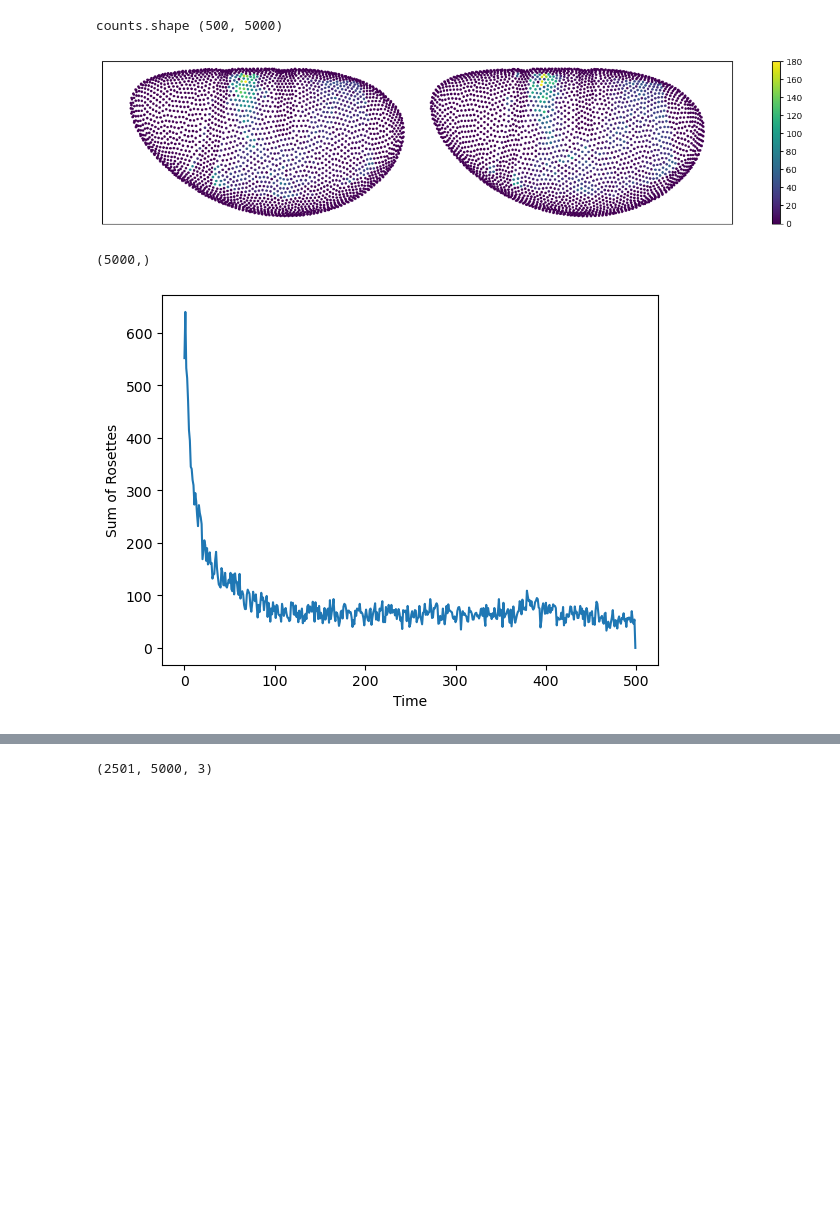
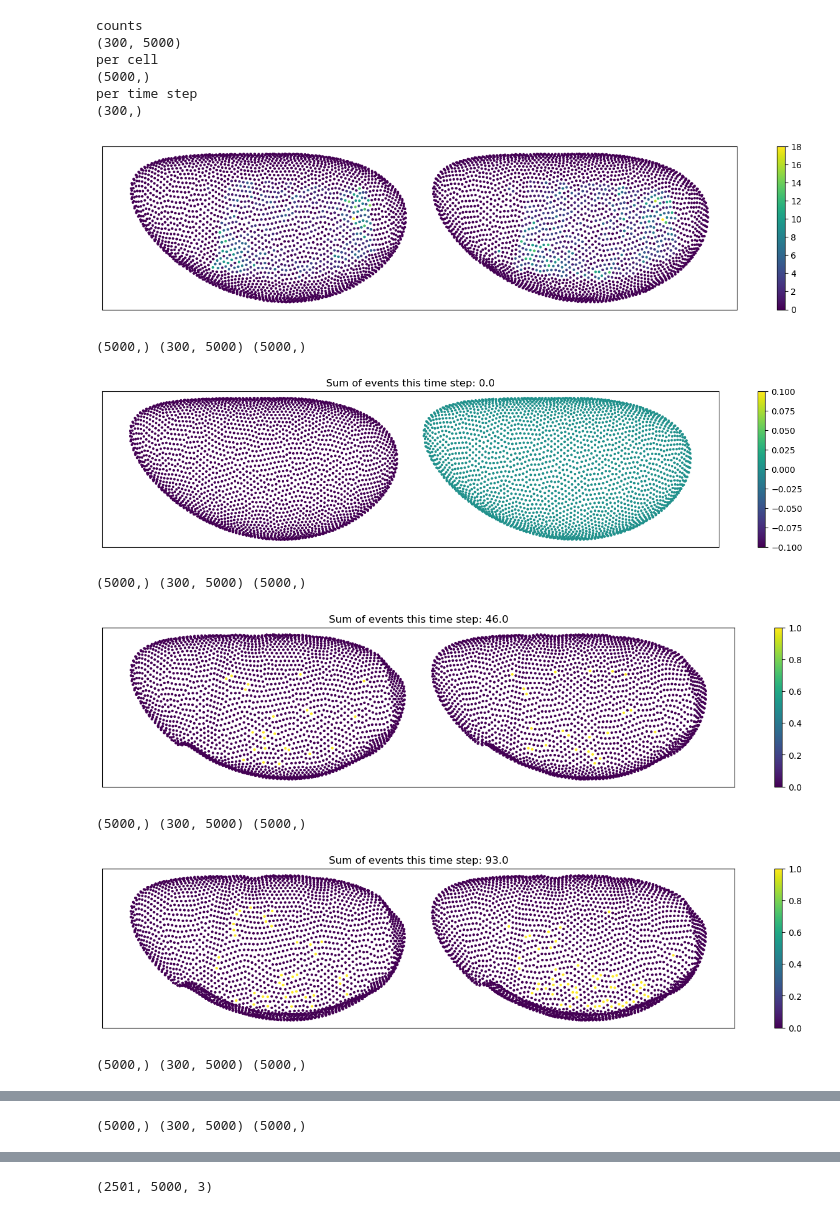
Before and after one commit to JakobSchauser/Thesis, a Jupyter notebook: CodePass2/statistics.ipynb, the cells around one changed output, grey strips where cells are left out. Drawn from its saved outputs; the diff is of its cells as text; code cells hidden in the pictures; blank space fills up the shorter version.

```diff
--- a/CodePass2/statistics.ipynb
+++ b/CodePass2/statistics.ipynb
@@ -5,7 +5,7 @@ import matplotlib.pyplot as plt
 import h5py
 # %%
 from aggregate_statistics import make_rosette_images, germ_band_length
-with h5py.File("runs/pressure_run4.hdf5", "r") as f:
+with h5py.File("runs/finale.hdf5", "r") as f:
     attrs = dict(f.attrs)
     poss = np.array(f["x"])
     cell_properties = np.array(f["properties"][0])
@@ -42,26 +41,36 @@ plt.xlim(50, 120)
 # %%
 from aggregate_statistics import make_rosette_images, germ_band_length
 import numpy as np
 import matplotlib.pyplot as plt
 import h5py
 
-with h5py.File("runs/pressure_run5.hdf5", "r") as f:
+with h5py.File("runs/finale.hdf5", "r") as f:
     attrs = dict(f.attrs)
     poss = np.array(f["x"])
     cell_properties = np.array(f["properties"][0])
     p = np.array(f["p"])
     q = np.array(f["q"])
 
 
-for scl in [5, ][::-1]:
+for scl in [10][::-1]:
     rosettes, sumcount, vecs_between = make_rosette_images(poss, cell_properties, types = [1], scale = scl)
 
     plt.show()
 
 
 # print(germ_band_length(poss, cell_properties))
 # %% [output]
-counts.shape (500, 5000)
+counts
+(300, 5000)
+per cell
+(5000,)
+per time step
+(300,)
-[figure, old version]
+[figure, new version]
-(5000,)
+(5000,) (300, 5000) (5000,)
-[figure, old version]
+[figure, new version]
+(5000,) (300, 5000) (5000,)
+[figure, added]
+(5000,) (300, 5000) (5000,)
+[figure, added]
+(5000,) (300, 5000) (5000,)
@@ -67,0 +78 @@ counts.shape (500, 5000)
+(5000,) (300, 5000) (5000,)
```
Also changed, not shown: parts of 3 cells of this notebook, 1 other file.
